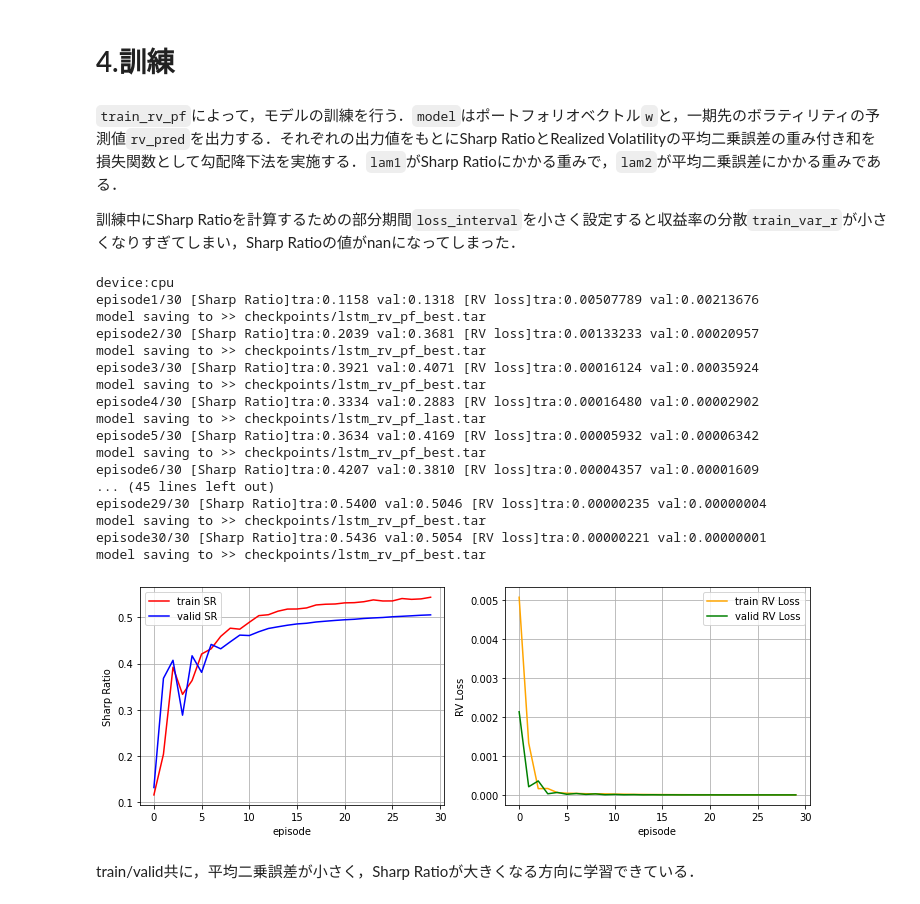
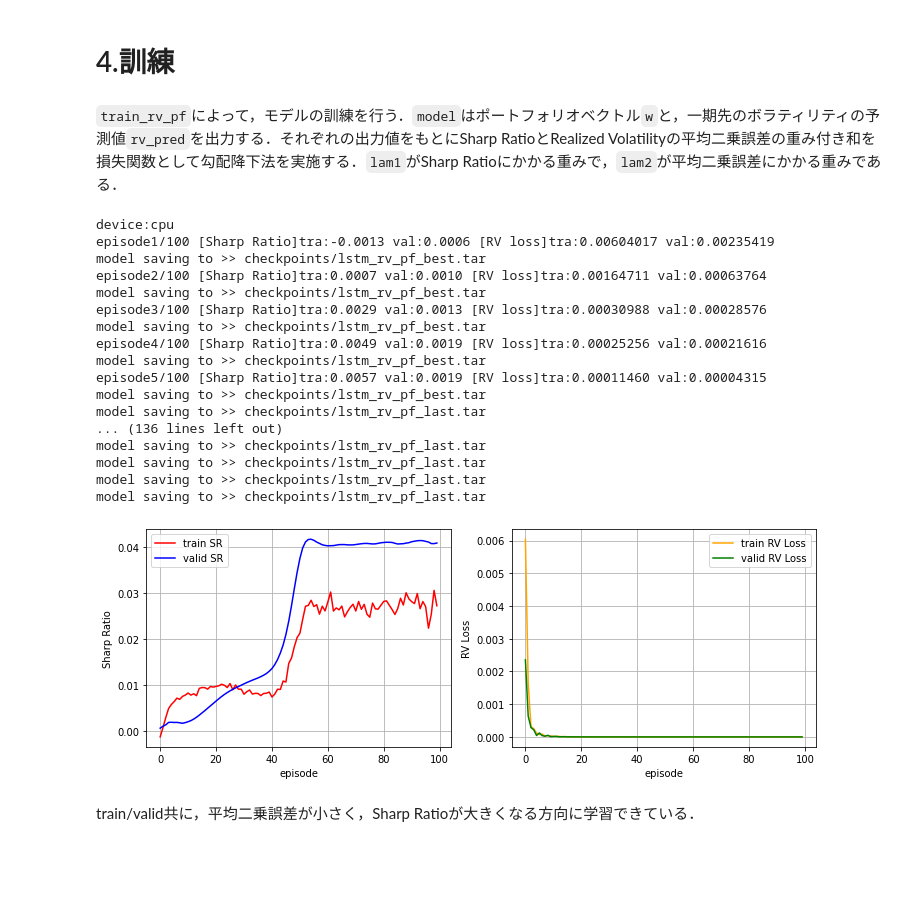
Before and after one commit to ryuji-hashimoto0110/RV_portfolio, a Jupyter notebook: notebooks/RV_PF_simulation.ipynb, the cells around one changed output. Saved outputs shown, nothing was run; the diff lists cells and outputs as text; code cells hidden in the pictures; blank space fills up the shorter version.

````diff
--- a/notebooks/RV_PF_simulation.ipynb
+++ b/notebooks/RV_PF_simulation.ipynb
@@ -182,44 +182,42 @@ train_dataset, valid_dataset = make_pf_dataset(prices_open_df, rv_df,
 # 4.訓練
 # %% [markdown]
 ```train_rv_pf```によって，モデルの訓練を行う．```model```はポートフォリオベクトル```w```と，一期先のボラティリティの予測値```rv_pred```を出力する．それぞれの出力値をもとにSharp RatioとRealized Volatilityの平均二乗誤差の重み付き和を損失関数として勾配降下法を実施する．```lam1```がSharp Ratioにかかる重みで，```lam2```が平均二乗誤差にかかる重みである．
-
-訓練中にSharp Ratioを計算するための部分期間```loss_interval```を小さく設定すると収益率の分散```train_var_r```が小さくなりすぎてしまい，Sharp Ratioの値がnanになってしまった．
 # %%
 model = LSTM_RV_PF(5, 124, 5)
 DEVICE = torch.device('cuda' if torch.cuda.is_available() else 'cpu')
 INITIAL_PV = 1
 LAM1 = 1
 LAM2 = 0.2
 LAM3 = 1e-02
 LOSS_INTERVAL = 500
 BEST_SAVE_PATH = ROOT_PATH / 'checkpoints' / 'lstm_rv_pf_best.tar'
 LAST_SAVE_PATH = ROOT_PATH / 'checkpoints' / 'lstm_rv_pf_last.tar'
-NUM_EPISODE = 30
-COMMISSION_RATE = 0.0
+NUM_EPISODE = 100
+COMMISSION_RATE = 0.00
 model = train_rv_pf(model, DEVICE, INITIAL_PV,
                     LAM1, LAM2, LAM3, LOSS_INTERVAL,
                     train_dataset, valid_dataset,
                     BEST_SAVE_PATH, LAST_SAVE_PATH,
                     NUM_EPISODE, COMMISSION_RATE, SEED)
 # %% [output]
 device:cpu
-episode1/30 [Sharp Ratio]tra:0.1158 val:0.1318 [RV loss]tra:0.00507789 val:0.00213676
+episode1/100 [Sharp Ratio]tra:-0.0013 val:0.0006 [RV loss]tra:0.00604017 val:0.00235419
 model saving to >> checkpoints/lstm_rv_pf_best.tar
-episode2/30 [Sharp Ratio]tra:0.2039 val:0.3681 [RV loss]tra:0.00133233 val:0.00020957
+episode2/100 [Sharp Ratio]tra:0.0007 val:0.0010 [RV loss]tra:0.00164711 val:0.00063764
 model saving to >> checkpoints/lstm_rv_pf_best.tar
-episode3/30 [Sharp Ratio]tra:0.3921 val:0.4071 [RV loss]tra:0.00016124 val:0.00035924
+episode3/100 [Sharp Ratio]tra:0.0029 val:0.0013 [RV loss]tra:0.00030988 val:0.00028576
 model saving to >> checkpoints/lstm_rv_pf_best.tar
-episode4/30 [Sharp Ratio]tra:0.3334 val:0.2883 [RV loss]tra:0.00016480 val:0.00002902
+episode4/100 [Sharp Ratio]tra:0.0049 val:0.0019 [RV loss]tra:0.00025256 val:0.00021616
+model saving to >> checkpoints/lstm_rv_pf_best.tar
+episode5/100 [Sharp Ratio]tra:0.0057 val:0.0019 [RV loss]tra:0.00011460 val:0.00004315
+model saving to >> checkpoints/lstm_rv_pf_best.tar
 model saving to >> checkpoints/lstm_rv_pf_last.tar
-episode5/30 [Sharp Ratio]tra:0.3634 val:0.4169 [RV loss]tra:0.00005932 val:0.00006342
-model saving to >> checkpoints/lstm_rv_pf_best.tar
-episode6/30 [Sharp Ratio]tra:0.4207 val:0.3810 [RV loss]tra:0.00004357 val:0.00001609
-... (45 lines left out)
-episode29/30 [Sharp Ratio]tra:0.5400 val:0.5046 [RV loss]tra:0.00000235 val:0.00000004
-model saving to >> checkpoints/lstm_rv_pf_best.tar
-episode30/30 [Sharp Ratio]tra:0.5436 val:0.5054 [RV loss]tra:0.00000221 val:0.00000001
-model saving to >> checkpoints/lstm_rv_pf_best.tar
+... (136 lines left out)
+model saving to >> checkpoints/lstm_rv_pf_last.tar
+model saving to >> checkpoints/lstm_rv_pf_last.tar
+model saving to >> checkpoints/lstm_rv_pf_last.tar
+model saving to >> checkpoints/lstm_rv_pf_last.tar
-[figure, old version]
+[figure, new version]
 # %% [markdown]
 train/valid共に，平均二乗誤差が小さく，Sharp Ratioが大きくなる方向に学習できている．
 # %% [markdown]
````
Also changed, not shown: parts of 10 cells of this notebook, 2 other files.
